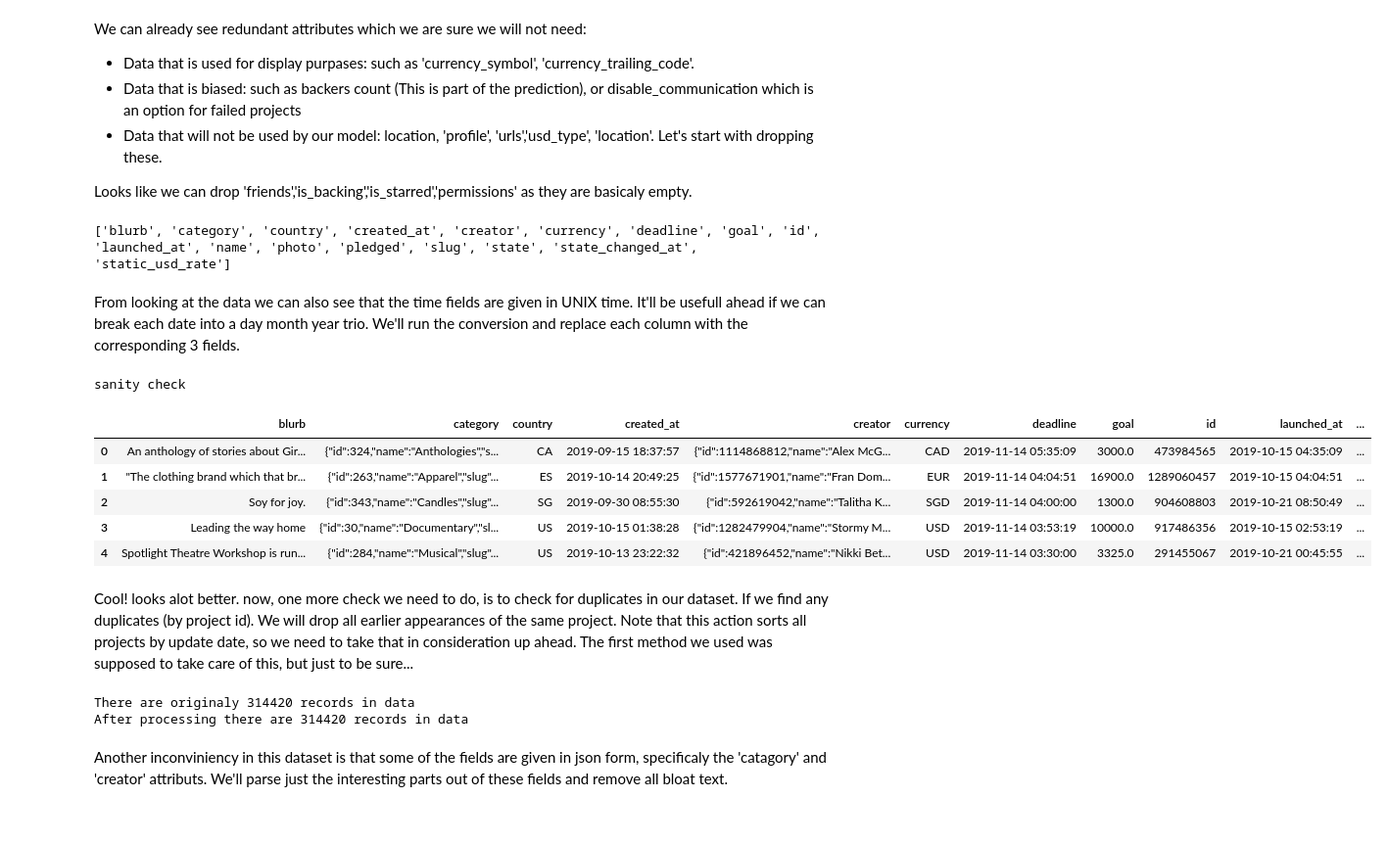
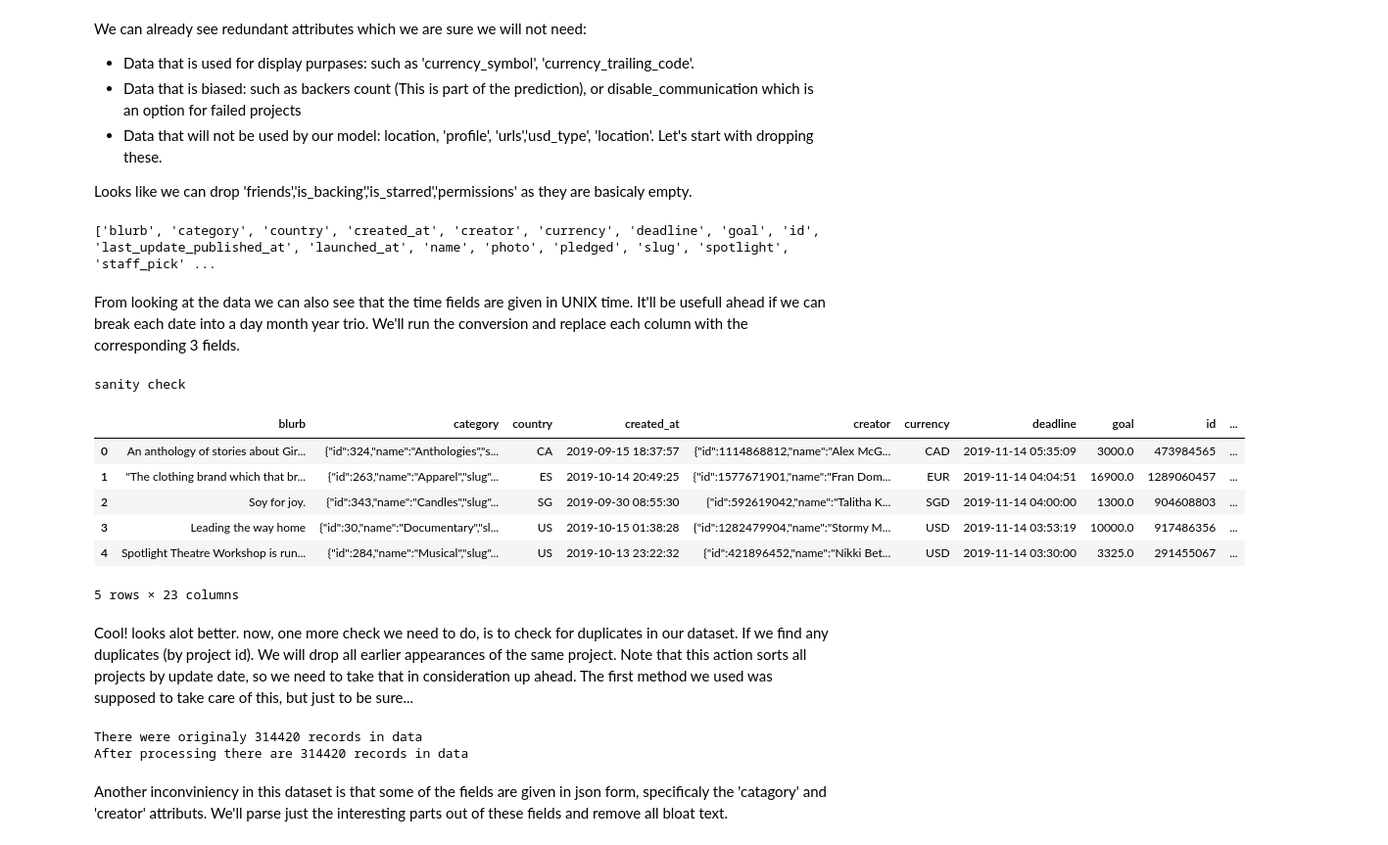
Before and after one commit to EdanZwick/Kickstarter, a Jupyter notebook: kickstarter_proj.ipynb, the cells around one changed output. Shown: that part at 98% size. Drawn from its saved outputs; the diff is of its cells as text; code cells hidden in the pictures.

```diff
--- a/kickstarter_proj.ipynb
+++ b/kickstarter_proj.ipynb
@@ -74,10 +74,9 @@ dtype: int64
 # %% [markdown]
 We're not missing anything too important so far (though some sound important they are either not used or interchangable with other fields that are kept). Off with their head!
 # %%
-empty = {'friends','is_backing','is_starred','is_starrable','permissions','country_displayable_name','converted_pledged_amount',
-         'current_currency','usd_type','fx_rate', 'has_more','last_update_published_at','projects','search_url','seed','staff_pick','total_hits','unread_messages_count','unseen_activity_count'}
-letgo = [name for name in empty if name in cols]
-df.drop(columns=letgo,inplace=True)
+empty = ['friends','is_backing','is_starred','is_starrable','permissions','country_displayable_name','converted_pledged_amount',
+         'current_currency','usd_type','fx_rate']
+df.drop(columns=empty,inplace=True)
 cols = list(df.columns.values)
 print(cols)
 # %% [output]
@@ -91,39 +90,38 @@ Let's start with dropping these.
 
 Looks like we can drop 'friends','is_backing','is_starred','permissions' as they are basicaly empty.
 # %%
-redundant = {'backers_count','currency_symbol', 'currency_trailing_code','source_url','disable_communication',
-             'profile','urls','location','spotlight','usd_pledged'}
-letgo = [name for name in redundant if name in cols]
-df.drop(columns=letgo, inplace=True)
+redundant = ['backers_count','currency_symbol', 'currency_trailing_code','source_url','disable_communication',
+             'profile','urls','location']
+df.drop(columns=redundant, inplace=True)
 cols = list(df.columns.values)
 print(cols)
 # %% [output]
-['blurb', 'category', 'country', 'created_at', 'creator', 'currency', 'deadline', 'goal', 'id', 'launched_at', 'name', 'photo', 'pledged', 'slug', 'state', 'state_changed_at', 'static_usd_rate']
+['blurb', 'category', 'country', 'created_at', 'creator', 'currency', 'deadline', 'goal', 'id', 'last_update_published_at', 'launched_at', 'name', 'photo', 'pledged', 'slug', 'spotlight', 'staff_pick' ...
 # %% [markdown]
 From looking at the data we can also see that the time fields are given in UNIX time. It'll be usefull ahead if we can break each date into a day month year trio. We'll run the conversion and replace each column with the corresponding 3 fields.
 # %%
 timefields = ['created_at','deadline','launched_at','state_changed_at']
-df.dropna(axis = 0, how = 'any', subset = timefields, inplace = True) # Let go of values with missing times
 dc.convert_time(df,timefields)
 print('sanity check')
 df.head()
 # %% [output]
 sanity check
-|  | blurb | category | country | created_at | creator | currency | deadline | goal | id | launched_at | ... |
-| 0 | An anthology of stories about Gir... | {"id":324,"name":"Anthologies","s... | CA | 2019-09-15 18:37:57 | {"id":1114868812,"name":"Alex McG... | CAD | 2019-11-14 05:35:09 | 3000.0 | 473984565 | 2019-10-15 04:35:09 | ... |
-| 1 | "The clothing brand which that br... | {"id":263,"name":"Apparel","slug"... | ES | 2019-10-14 20:49:25 | {"id":1577671901,"name":"Fran Dom... | EUR | 2019-11-14 04:04:51 | 16900.0 | 1289060457 | 2019-10-15 04:04:51 | ... |
-| 2 | Soy for joy. | {"id":343,"name":"Candles","slug"... | SG | 2019-09-30 08:55:30 | {"id":592619042,"name":"Talitha K... | SGD | 2019-11-14 04:00:00 | 1300.0 | 904608803 | 2019-10-21 08:50:49 | ... |
-| 3 | Leading the way home | {"id":30,"name":"Documentary","sl... | US | 2019-10-15 01:38:28 | {"id":1282479904,"name":"Stormy M... | USD | 2019-11-14 03:53:19 | 10000.0 | 917486356 | 2019-10-15 02:53:19 | ... |
-| 4 | Spotlight Theatre Workshop is run... | {"id":284,"name":"Musical","slug"... | US | 2019-10-13 23:22:32 | {"id":421896452,"name":"Nikki Bet... | USD | 2019-11-14 03:30:00 | 3325.0 | 291455067 | 2019-10-21 00:45:55 | ... |
+|  | blurb | category | country | created_at | creator | currency | deadline | goal | id | ... |
+| 0 | An anthology of stories about Gir... | {"id":324,"name":"Anthologies","s... | CA | 2019-09-15 18:37:57 | {"id":1114868812,"name":"Alex McG... | CAD | 2019-11-14 05:35:09 | 3000.0 | 473984565 | ... |
+| 1 | "The clothing brand which that br... | {"id":263,"name":"Apparel","slug"... | ES | 2019-10-14 20:49:25 | {"id":1577671901,"name":"Fran Dom... | EUR | 2019-11-14 04:04:51 | 16900.0 | 1289060457 | ... |
+| 2 | Soy for joy. | {"id":343,"name":"Candles","slug"... | SG | 2019-09-30 08:55:30 | {"id":592619042,"name":"Talitha K... | SGD | 2019-11-14 04:00:00 | 1300.0 | 904608803 | ... |
+| 3 | Leading the way home | {"id":30,"name":"Documentary","sl... | US | 2019-10-15 01:38:28 | {"id":1282479904,"name":"Stormy M... | USD | 2019-11-14 03:53:19 | 10000.0 | 917486356 | ... |
+| 4 | Spotlight Theatre Workshop is run... | {"id":284,"name":"Musical","slug"... | US | 2019-10-13 23:22:32 | {"id":421896452,"name":"Nikki Bet... | USD | 2019-11-14 03:30:00 | 3325.0 | 291455067 | ... |
+5 rows × 23 columns
 # %% [markdown]
 Cool! looks alot better. now, one more check we need to do, is to check for duplicates in our dataset. If we find any duplicates (by project id). We will drop all earlier appearances of the same project. Note that this action sorts all projects by update date, so we need to take that in consideration up ahead. The first method we used was supposed to take care of this, but just to be sure...
 # %%
-print('There are originaly {} records in data'.format(num_recs))
+print('There were originaly {} records in data'.format(num_recs))
 dc.remove_duplicates(df)
 num_recs = len(df.index)
 print('After processing there are {} records in data'.format(num_recs))
 # %% [output]
-There are originaly 314420 records in data
+There were originaly 314420 records in data
 After processing there are 314420 records in data
 # %% [markdown]
 Another inconviniency in this dataset is that some of the fields are given in json form, specificaly the 'catagory' and 'creator' attributs. We'll parse just the interesting parts out of these fields and remove all bloat text.
```
Also changed, not shown: parts of 7 cells of this notebook.
